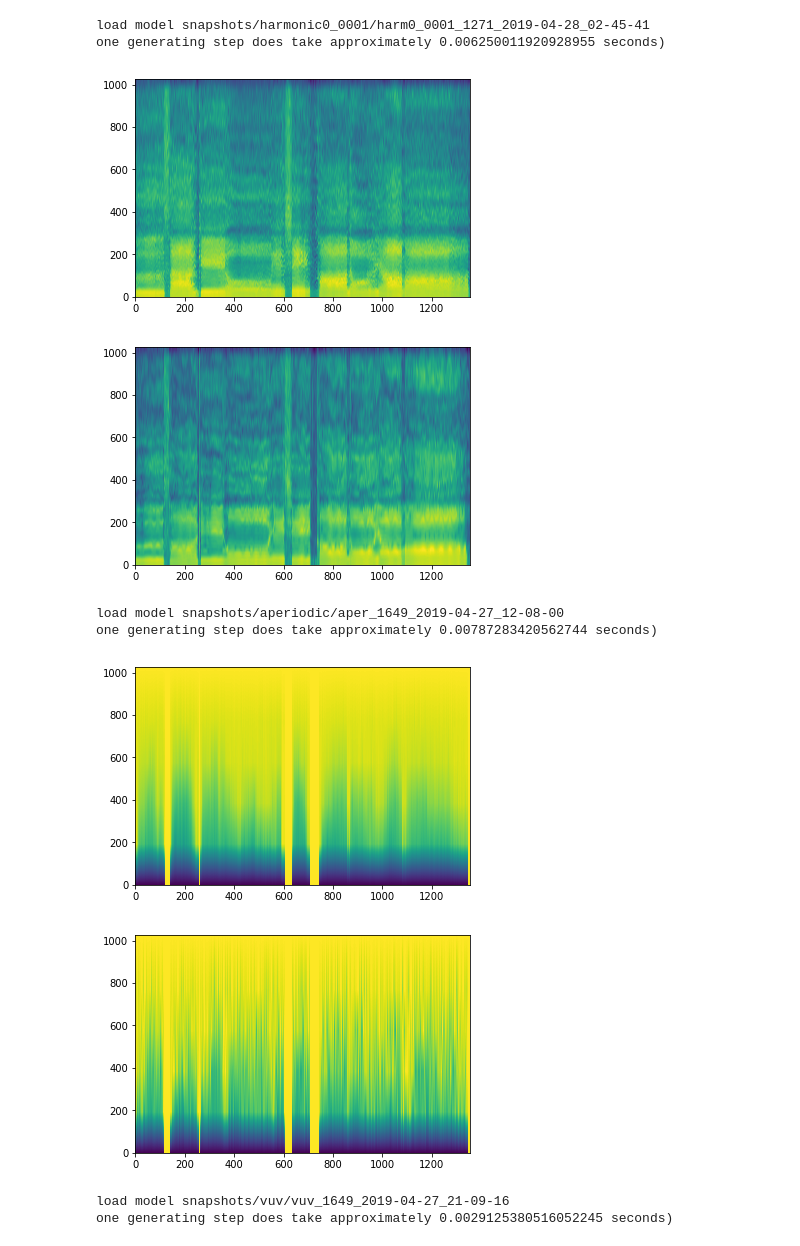
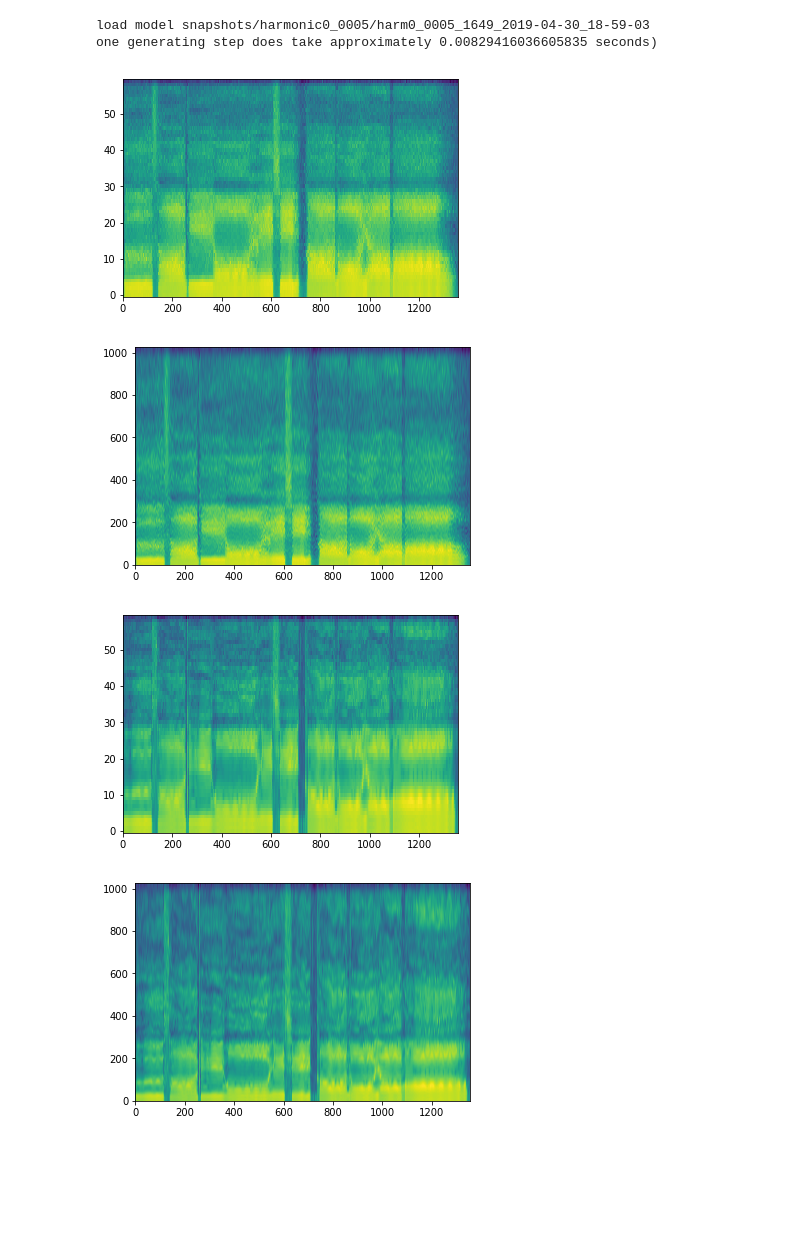
Before and after one commit to seaniezhao/torch_npss, a Jupyter notebook: inference.ipynb, the cells around one changed output. Drawn from its saved outputs; the diff is of its cells as text; code cells hidden in the pictures; blank space fills up the shorter version.

```diff
--- a/inference.ipynb
+++ b/inference.ipynb
@@ -15,9 +15,9 @@ def load_latest_model_from(mtype, location):
 
     files = [location + "/" + f for f in os.listdir(location)]
     newest_file = max(files, key=os.path.getctime)
-    # debug
-#     if mtype == 0:
-#         newest_file = 'snapshots/harmonic/harm_382_2019-04-26_16-17-10'
+    #debug
+    #if mtype == 0:
+        #newest_file = 'snapshots/harmonic0_0005/harm0_0005_300_2019-04-30_08-50-14'
     # else:
     #     newest_file = '/home/sean/pythonProj/torch_npss/snapshots/aperiodic/ap_server1649'
 
@@ -43,6 +43,10 @@ def load_timbre(path, m_type, mx, mn):
     load_t = np.load(path).astype(np.double)
 
     load_t = load_t * (mx - mn) + mn
+
+    plt.imshow(np.transpose(load_t), aspect='auto', origin='bottom', interpolation='none')
+    plt.show()
+
     decode_sp = decode_harmonic(load_t, fft_size)
     if m_type == 1:
         decode_sp = pw.decode_aperiodicity(load_t, 32000, fft_size)
@@ -52,12 +56,15 @@ def load_timbre(path, m_type, mx, mn):
 
 #  type 0:harmonic, 1:aperiodic,
 def generate_timbre(m_type, mx, mn, condition, cat_input=None, init_input=None):
-    model_path = 'snapshots/harmonic0_0001'
+    model_path = 'snapshots/harmonic0_0005'
     if m_type == 1:
         model_path = 'snapshots/aperiodic'
     model = load_latest_model_from(m_type, model_path)
     raw_gen = model.generate(condition, cat_input, init_input)
     sample = raw_gen.transpose(0, 1).cpu().numpy().astype(np.double) * (mx - mn) + mn
+
+    plt.imshow(np.transpose(sample), aspect='auto', origin='bottom', interpolation='none')
+    plt.show()
 
     decode_sp = None
     if m_type == 0:
@@ -107,9 +114,9 @@ def get_first_input():
     return torch.Tensor(code_sp).transpose(0, 1)
 
 
-def get_condition():
+def get_condition(song_name):
 
-    c_path = 'data/timbre_model/test/condition/nitech_jp_song070_f001_040_0_condi.npy'
+    c_path = 'data/timbre_model/test/condition/nitech_jp_song070_f001_'+song_name+'_condi.npy'
     conditon = np.load(c_path).astype(np.float)
     return torch.Tensor(conditon).transpose(0, 1)
 
@@ -139,57 +146,57 @@ def process_wav(wav_path):
 
     return _f0, _sp, _ap
 # %%
+    song_name = '040_0'
+    t = 'piecewise'
+    epoch = 'weight_decay_1650'
+
+
     [sp_min, sp_max, ap_min, ap_max] = np.load('data/timbre_model/min_max_record.npy')
-    condi = get_condition()
+    condi = get_condition(song_name)
     #cat_input = get_ap_cat()
     #fist_input = get_first_input()
     sp, raw_sp = generate_timbre(0, sp_max, sp_min, condi, None, None)
 
     plt.imshow(np.log(np.transpose(sp)), aspect='auto', origin='bottom', interpolation='none')
     plt.show()
 
-    sp1 = load_timbre('data/timbre_model/test/sp/nitech_jp_song070_f001_040_0_sp.npy', 0, sp_max, sp_min)
+    sp1 = load_timbre('data/timbre_model/test/sp/nitech_jp_song070_f001_'+song_name+'_sp.npy', 0, sp_max, sp_min)
 
     plt.imshow(np.log(np.transpose(sp1)), aspect='auto', origin='bottom', interpolation='none')
     plt.show()
 ####################################################################################################
-    ap, raw_ap = generate_timbre(1, ap_max, ap_min, condi, raw_sp, None)
+#     ap, raw_ap = generate_timbre(1, ap_max, ap_min, condi, raw_sp, None)
 
-    plt.imshow(np.log(np.transpose(ap)), aspect='auto', origin='bottom', interpolation='none')
-    plt.show()
+#     plt.imshow(np.log(np.transpose(ap)), aspect='auto', origin='bottom', interpolation='none')
+#     plt.show()
 
-    ap1 = load_timbre('data/timbre_model/test/ap/nitech_jp_song070_f001_040_0_ap.npy', 1, ap_max, ap_min)
+#     ap1 = load_timbre('data/timbre_model/test/ap/nitech_jp_song070_f001_'+song_name+'_ap.npy', 1, ap_max, ap_min)
 
-    plt.imshow(np.log(np.transpose(ap1)), aspect='auto', origin='bottom', interpolation='none')
-    plt.show()
+#     plt.imshow(np.log(np.transpose(ap1)), aspect='auto', origin='bottom', interpolation='none')
+#     plt.show()
 
 #########################################################################################################
     # vuv_cat = get_vuv_cat()
-    gen_cat = torch.cat((raw_ap, raw_sp), 0)
+#     gen_cat = torch.cat((raw_ap, raw_sp), 0)
 
-    vuv = generate_vuv(condi, gen_cat)
-    plt.plot(vuv)
-    plt.show()
+#     vuv = generate_vuv(condi, gen_cat)
+#     plt.plot(vuv)
+#     plt.show()
 
-    vuv1 = np.load('data/timbre_model/test/vuv/nitech_jp_song070_f001_040_0_vuv.npy')
-    plt.plot(vuv1)
-    plt.show()
+#     vuv1 = np.load('data/timbre_model/test/vuv/nitech_jp_song070_f001_'+song_name+'_vuv.npy')
+#     plt.plot(vuv1)
+#     plt.show()
 
-    path = 'data/cut_raw/nitech_jp_song070_f001_040_0.raw'
+    path = 'data/cut_raw/nitech_jp_song070_f001_'+song_name+'.raw'
     _f0, _sp, _ap = process_wav(path)
     # 合成原始语音
-    synthesized = pw.synthesize(_f0*vuv, sp, ap, 32000, pw.default_frame_period)
+    synthesized = pw.synthesize(_f0, sp, _ap, 32000, pw.default_frame_period)
     # 1.输出原始语音
-    sf.write('./data/gen_wav/test400_ap_0_0001'
-             '.wav', synthesized, 32000)
+    sf.write('./data/gen_wav/'+epoch+'epoch_'+t+'_'+song_name+'.wav', synthesized, 32000)
 # %% [output]
-load model snapshots/harmonic0_0001/harm0_0001_1271_2019-04-28_02-45-41
-one generating step does take approximately 0.006250011920928955 seconds)
+load model snapshots/harmonic0_0005/harm0_0005_1649_2019-04-30_18-59-03
+one generating step does take approximately 0.00829416036605835 seconds)
-[figure, old version]
+[figure, new version]
-[figure, old version]
+[figure, new version]
-load model snapshots/aperiodic/aper_1649_2019-04-27_12-08-00
-one generating step does take approximately 0.00787283420562744 seconds)
-[figure, old version]
+[figure, new version]
-[figure, old version]
+[figure, new version]
-load model snapshots/vuv/vuv_1649_2019-04-27_21-09-16
-one generating step does take approximately 0.0029125380516052245 seconds)
```
Also changed, not shown: parts of 1 cell of this notebook, 3 other files.
